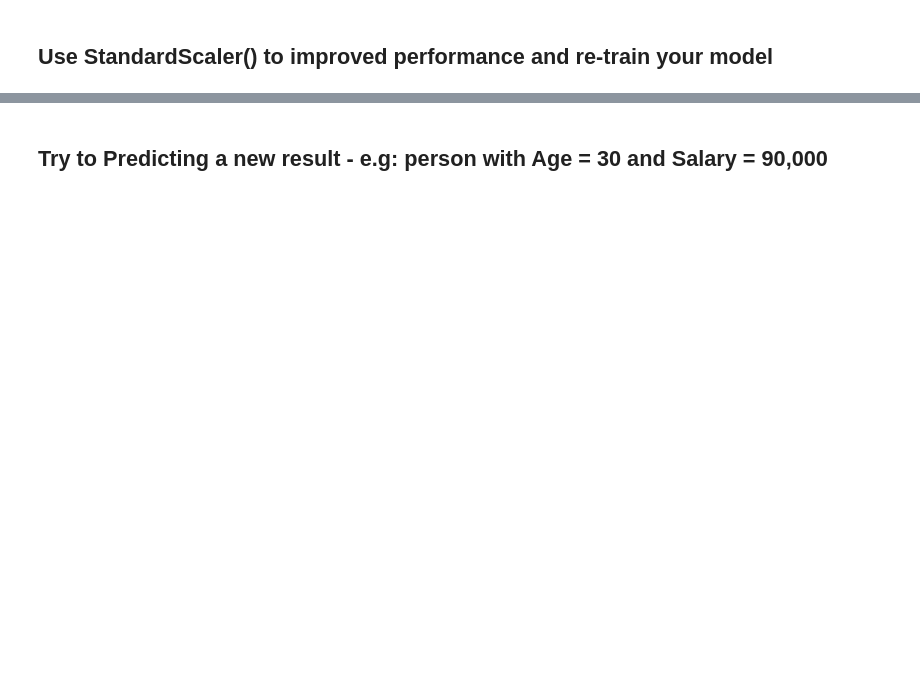
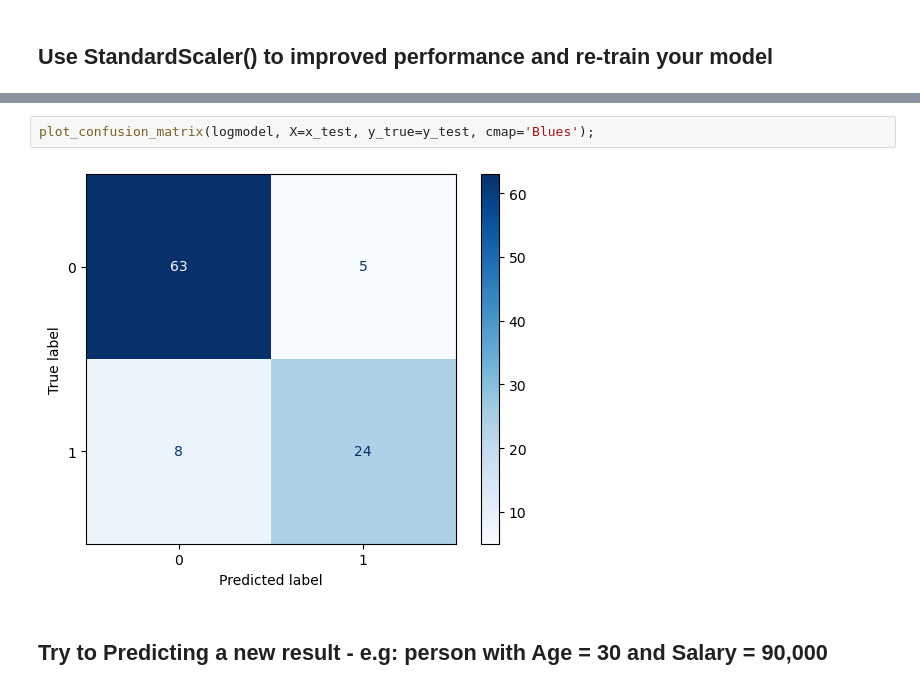
Before and after one commit to Tuwaiq-Data-Science-Bootcamp-V2/LogisticRegression_Lab, a Jupyter notebook: LogisticRegression_Assignment.ipynb, the cells around one changed output, grey strips where cells are left out. Drawn from its saved outputs; the diff is of its cells as text; blank space fills up the shorter version.

```diff
--- a/LogisticRegression_Assignment.ipynb
+++ b/LogisticRegression_Assignment.ipynb
@@ -151,2 +193,6 @@ weighted avg       0.89      0.89      0.89       100
+# %%
+plot_confusion_matrix(logmodel, X=x_test, y_true=y_test, cmap='Blues');
+# %% [output]
+[figure, added]
 # %% [markdown]
 ## Try to Predicting a new result - e.g: person with Age = 30 and Salary = 90,000
```
Also changed, not shown: parts of 24 cells of this notebook.
